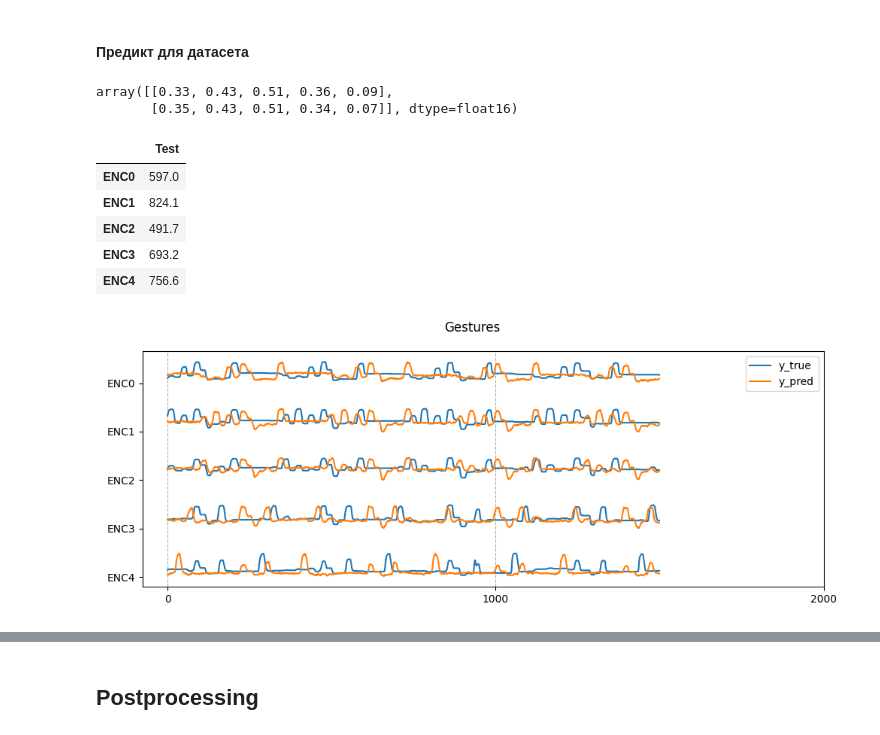
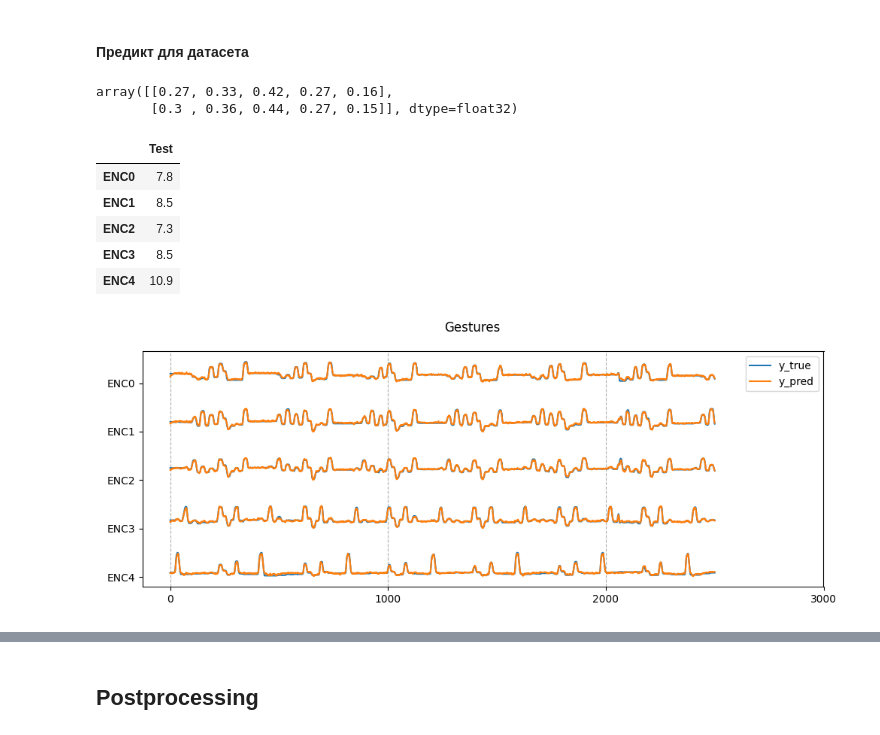
Before and after one commit to Internship-moto/Gestures_3, a Jupyter notebook: notebooks/Gestures_3.ipynb, the cells around one changed output, grey strips where cells are left out. Cells and saved outputs as stored; diff of their text form; code cells hidden in the pictures.

```diff
--- a/notebooks/Gestures_3.ipynb
+++ b/notebooks/Gestures_3.ipynb
@@ -242,8 +242,8 @@ gestures_3_1.iloc[:,sensors] = np.round(gestures_3_1.iloc[:,sensors] * means_dif
 # %%
 # Определяем диапазоны сигналов для обрезки
 #iqrs=dict()
-gestures_3_2_clipped, iqrs = get_limits(gestures_3_2.values)
-gestures_3_1_clipped = get_limits(gestures_3_1.values, iqrs)
+gestures_3_2_clipped, limits = get_limits(gestures_3_2.values)
+gestures_3_1_clipped = get_limits(gestures_3_1.values, limits)
 # %%
 # # Смотрим на обрезанный сигнал (активных) датчиков 1 маунта
 
@@ -405,12 +405,12 @@ plot_history(history, model.name)
 ### Prediction
 # %%
 # Loanding saved model
-model = tf.keras.models.load_model(os.path.join(config.PATH_MODEL, 'LSTM_tuned.hdf5'))
+model = tf.keras.models.load_model(os.path.join(config.PATH_MODEL, 'model_LSTM.hdf5'))
 
 y_pred_test = np.round(model.predict(X_test[None, :])[0]*100)
 
 display(get_mse(y_test*100, y_pred_test))
 
 # Display comparison plot
-get_signals_comparison_plot(y_test, y_pred_test, only_test=True)
+get_signals_comparison_plot(y_test*100, y_pred_test, only_test=True)
 # %% [output]
@@ -535,7 +537,7 @@ predicts
 # %% [markdown]
 #### Предикт для датасета
 # %%
-check_data = gestures_3_2.iloc[1000:2500,:50].values.astype(np.int16).copy() #
+check_data = gestures_3_2.loc[1000:3500,OMG_CH].values.astype(np.int16).copy() #
 predicts = list()
 
 # Скалируем
@@ -546,8 +548,9 @@ check_data_scaled = scaler.transform(check_data).astype(np.float16)
 check_data_diff  = add_diff(check_data_scaled, shift_=5)
 
 for i in range(check_data_scaled.shape[0]):
-    x = np.expand_dims(np.expand_dims(check_data_diff[i,:], 0), 0)
-    y_pred = (model_stateful.predict(x)[0][0]).astype(np.float16)
+    x = np.expand_dims(np.expand_dims(check_data_diff[i,:], 0), 0).astype(np.float16)
+    #y_pred = (model_stateful.predict(x)[0][0]).astype(np.float16) - считает медленно
+    y_pred = model_stateful(x.reshape(1,1,-1)).numpy()[0][0]
     predicts.append(np.round(y_pred, 2))
 
 y_pred_stateful = np.vstack(predicts)
@@ -556,20 +559,21 @@ clear_output(wait=False)
 # Для примера выводим 2 первых предсказания
 y_pred_stateful[:2,:]
 # %% [output]
-array([[0.33, 0.43, 0.51, 0.36, 0.09],
-       [0.35, 0.43, 0.51, 0.34, 0.07]], dtype=float16)
+array([[0.27, 0.33, 0.42, 0.27, 0.16],
+       [0.3 , 0.36, 0.44, 0.27, 0.15]], dtype=float32)
 # %%
 # Display metrics
-display(get_mse(y_test[1000:2500]*100, y_pred_stateful*100))
+temp = gestures_3_2.loc[1000:3500, GLOVE_CH].values.astype(np.int16).copy()
+get_mse(temp, y_pred_stateful*100)
 
 # Display comparison plot
-get_signals_comparison_plot(y_test[1000:2500], y_pred_stateful*100, only_test=True)
+get_signals_comparison_plot(temp, y_pred_stateful*100) #, only_test=True
 # %% [output]
 |  | Test |
-| ENC0 | 597.0 |
-| ENC1 | 824.1 |
-| ENC2 | 491.7 |
-| ENC3 | 693.2 |
-| ENC4 | 756.6 |
+| ENC0 | 7.8 |
+| ENC1 | 8.5 |
+| ENC2 | 7.3 |
+| ENC3 | 8.5 |
+| ENC4 | 10.9 |
-[figure, old version]
+[figure, new version]
 # %%
```
Also changed, not shown: parts of 33 cells of this notebook.
